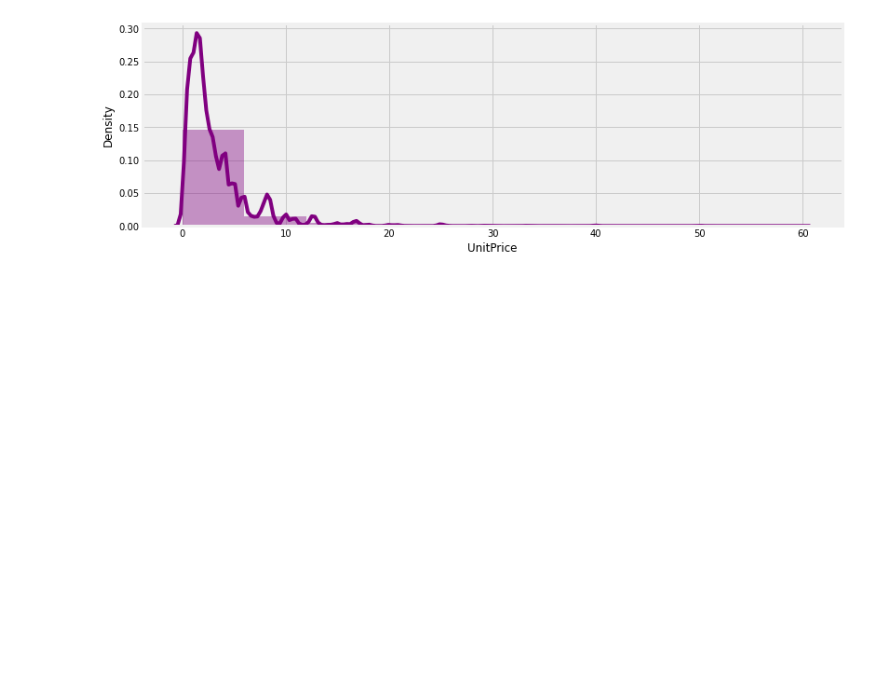
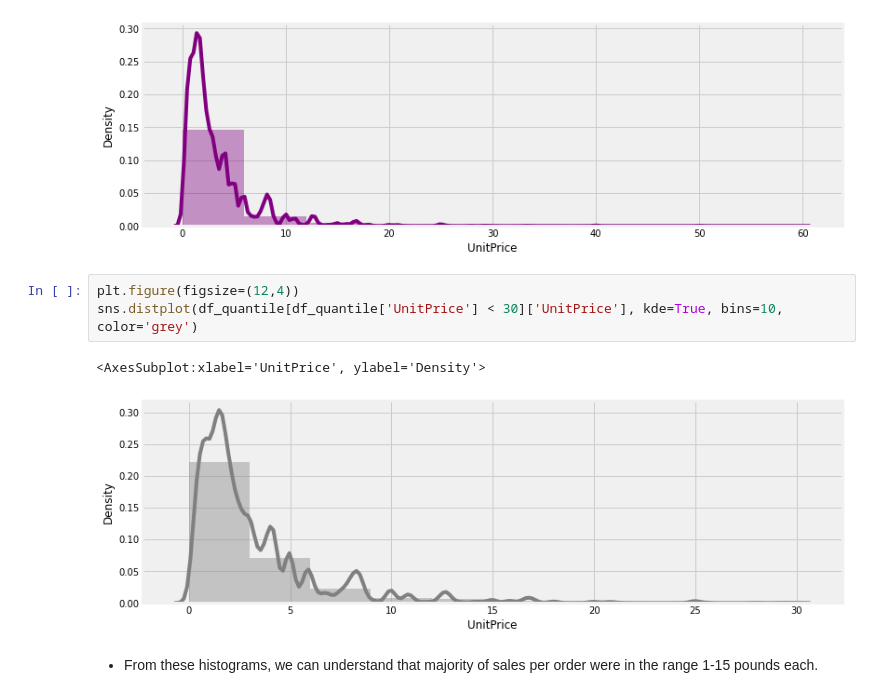
Before and after one commit to AmirMotefaker/Predicting-Sales-Ecommerce, a Jupyter notebook: predicting-sales-ecommerce.ipynb, the cells around one changed output. Cells and saved outputs as stored; diff of their text form; blank space fills up the shorter version.

Commit message:
Kaggle Notebook | Predicting Sales E-Commerce | Version 42

```diff
--- a/predicting-sales-ecommerce.ipynb
+++ b/predicting-sales-ecommerce.ipynb
@@ -518,3 +518,11 @@ sns.distplot(df_quantile[df_quantile['UnitPrice'] < 60]['UnitPrice'], kde=True,
 # %% [output]
 <AxesSubplot:xlabel='UnitPrice', ylabel='Density'>
 [figure]
+# %%
+plt.figure(figsize=(12,4))
+sns.distplot(df_quantile[df_quantile['UnitPrice'] < 30]['UnitPrice'], kde=True, bins=10, color='grey')
+# %% [output]
+<AxesSubplot:xlabel='UnitPrice', ylabel='Density'>
+[figure, added]
+# %% [markdown]
+- From these histograms, we can understand that majority of sales per order were in the range 1-15 pounds each.
```
Also changed, not shown: parts of 1 cell of this notebook.
